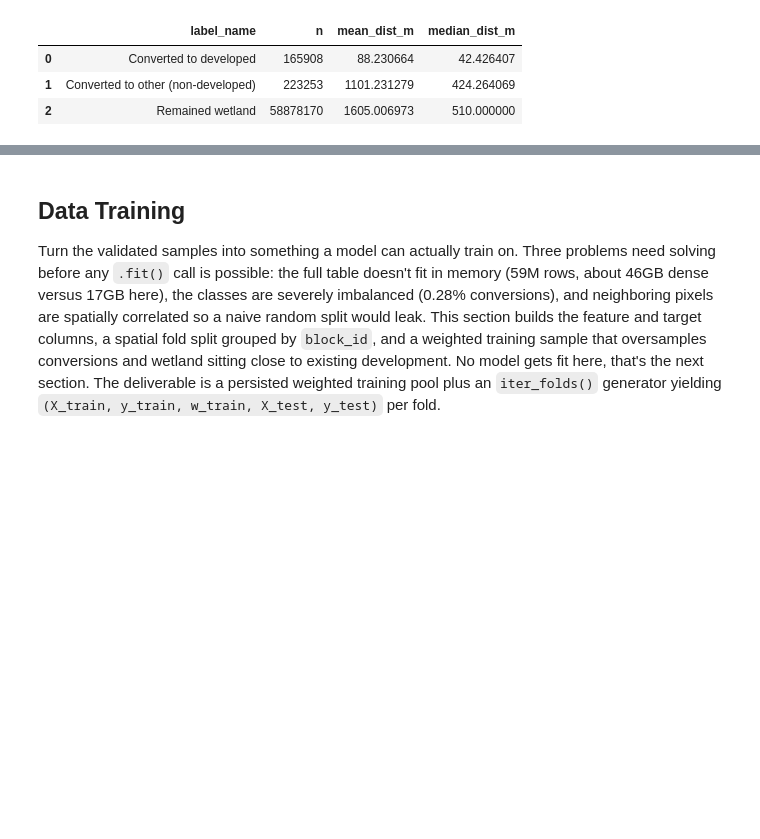
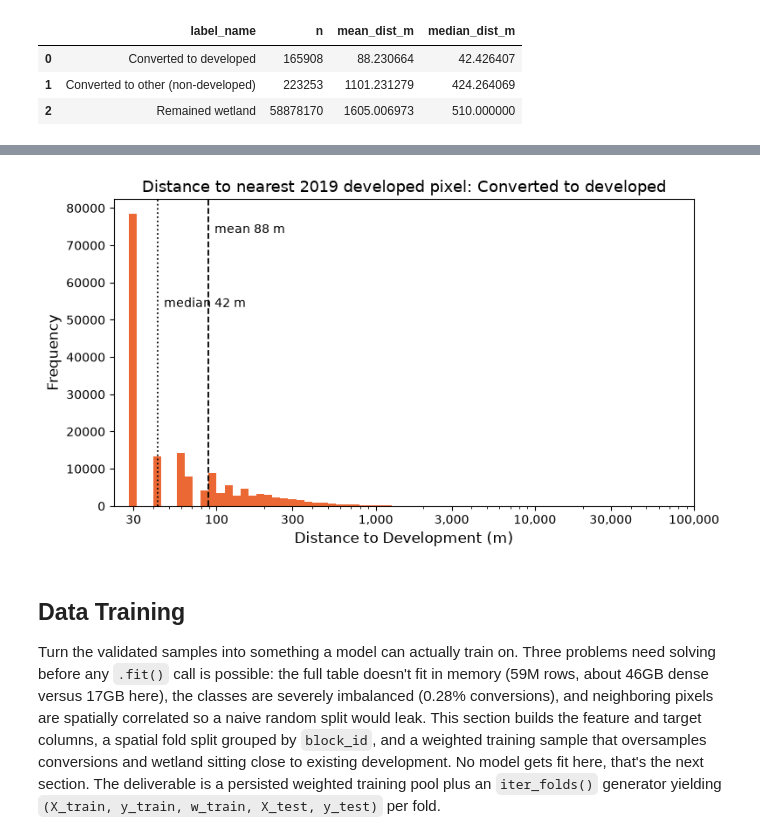
Before and after one commit to joshstallings/wetland_conversion, a Jupyter notebook: gradient_boosting.ipynb, the cells around one changed output, grey strips where cells are left out. Drawn from its saved outputs; the diff is of its cells as text; code cells hidden in the pictures; blank space fills up the shorter version.

```diff
--- a/gradient_boosting.ipynb
+++ b/gradient_boosting.ipynb
@@ -178,3 +250,27 @@ dist_by_label
+# %%
+label_name = "Converted to developed"
+grp = dist_hist[dist_hist["label_name"] == label_name].sort_values("left_m")
+stats = dist_by_label.set_index("label_name").loc[label_name]
+
+fig, ax = plt.subplots(figsize=(8, 4.5))
+ax.bar(grp["left_m"], grp["n"], width=grp["right_m"] - grp["left_m"],
+       align="edge", color=LABEL_COLORS[label_name], edgecolor="none")
+ax.set_xscale("log")
+ax.set_xticks(DIST_TICKS)
+ax.xaxis.set_major_formatter(mticker.FuncFormatter(lambda v, _: f"{v:,.0f}"))
+ax.set_xlabel("Distance to Development (m)", fontsize=12)
+ax.set_ylabel("Frequency", fontsize=12)
+ax.set_title(f"Distance to nearest 2019 developed pixel: Converted to developed", fontsize=13)
+ax.tick_params(labelsize=10)
+
+ax.axvline(stats["mean_dist_m"], color="black", linestyle="--", linewidth=1.3)
+ax.axvline(stats["median_dist_m"], color="black", linestyle=":", linewidth=1.3)
+ymax = ax.get_ylim()[1]
+ax.text(stats["mean_dist_m"] * 1.1, ymax * 0.92, f"mean {stats['mean_dist_m']:,.0f} m", va="top", fontsize=10)
+ax.text(stats["median_dist_m"] * 1.1, ymax * 0.68, f"median {stats['median_dist_m']:,.0f} m", va="top", fontsize=10)
+fig.tight_layout()
+# %% [output]
+[figure, added]
 # %% [markdown]
 ## Data Training
 
```
Also changed, not shown: parts of 68 cells of this notebook, 27 other files.
